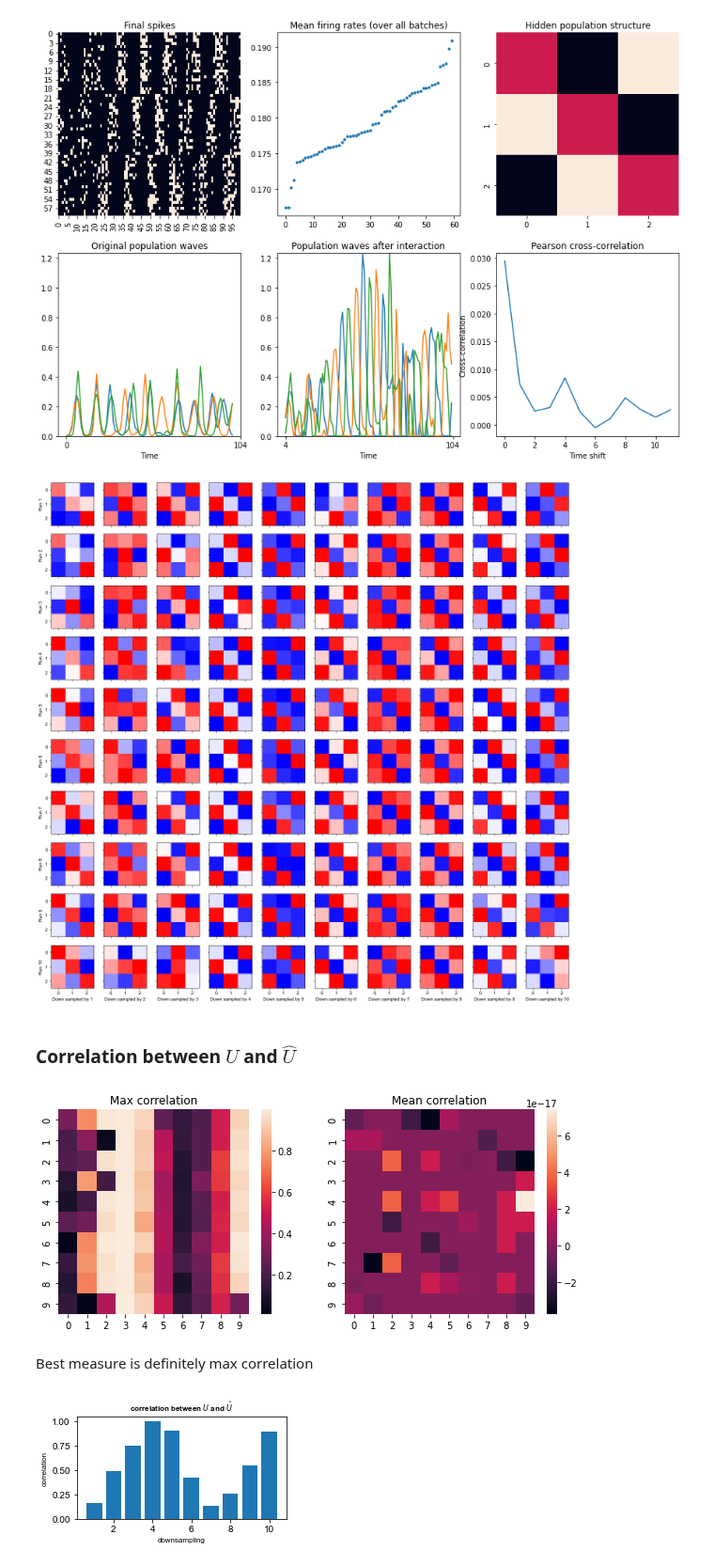
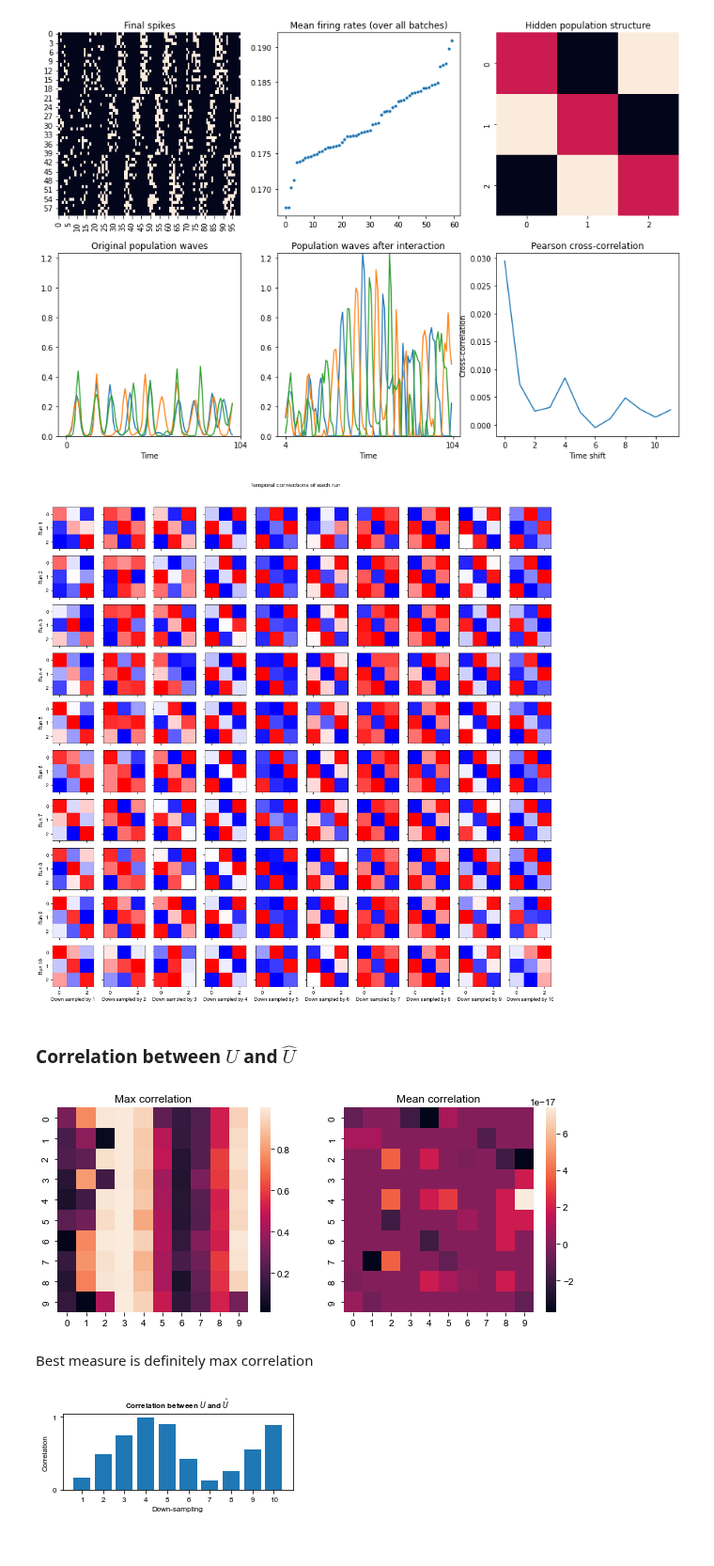
Before and after one commit to casperpeters/intern, a Jupyter notebook: notebooks/Downsampling/Downsampling.ipynb, the cells around one changed output. Shown at 94% size. Saved outputs shown, nothing was run; the diff lists cells and outputs as text; code cells hidden in the pictures.

Commit message:
added down sampling notebook (fig 4 in paper)

```diff
--- a/notebooks/Downsampling/Downsampling.ipynb
+++ b/notebooks/Downsampling/Downsampling.ipynb
@@ -96,7 +96,7 @@ for n in range(10):
 # save list
 torch.save(rtrbm_list, r'D:\OneDrive\RU\Intern\rtrbm_master\results\Downsampling\rtrbm_list.pt')
 # %%
-fig, axs = plt.subplots(10, 10, figsize=(20, 20), sharex=True, sharey=True)
+fig, axs = plt.subplots(10, 10, figsize=(15, 15), sharex=True, sharey=True)
 
 for i, (rtrbm, ax) in enumerate(zip(rtrbm_list, axs.flatten())):
     ax.imshow(rtrbm.U.cpu(), cmap=plt.get_cmap('bwr'))
@@ -107,8 +107,13 @@ for i, (rtrbm, ax) in enumerate(zip(rtrbm_list, axs.flatten())):
         ax.set_ylabel('Run %d' % (row + 1))
     if row == 9:
         ax.set_xlabel('Down sampled by %d' % (col + 1))
+
+fig.suptitle('Temporal connections of each run')
+plt.tight_layout(pad=3, h_pad=1.08, w_pad=1.08)
+
+plt.show()
 # %% [output]
-[figure, old version]
+[figure, new version]
 # %% [markdown]
 ### Correlation between $U$ and $\hat{U}$
 # %%
@@ -134,19 +139,24 @@ axs[1].set_title('Mean correlation')
 
 plt.show()
 # %% [output]
-[figure, old version]
+[figure, new version]
 # %% [markdown]
 Best measure is definitely max correlation
 # %%
 fig, ax = plt.subplots(figsize=(4, 2))
 
 ax.bar(np.arange(10) + 1, np.mean(np.reshape(max_correlations, (10, 10)), 0))
-ax.set_title('correlation between $U$ and $\hat{U}$', fontsize=8, fontweight='bold')
-ax.set_xlabel('downsampling', fontsize=8)
-ax.set_ylabel('correlation', fontsize=8)
+ax.set_title('Correlation between $U$ and $\hat{U}$', fontsize=8, fontweight='bold')
+ax.set_xlabel('Down-sampling', fontsize=8)
+ax.set_ylabel('Correlation', fontsize=8)
+ax.set_yticks([0, 1])
+ax.set_yticklabels([0, 1], fontsize=8)
+ax.set_xticks(np.arange(10) + 1)
+ax.set_xticklabels(np.arange(10) + 1, fontsize=8)
 
+plt.tight_layout()
 plt.savefig(r'D:\OneDrive\RU\Intern\rtrbm_master\figures\Paper Figures\Supplementary Figures\downsampling.png', dpi=1000)
 
 plt.show()
 # %% [output]
-[figure, old version]
+[figure, new version]
```
Also changed, not shown: parts of 2 cells of this notebook.
